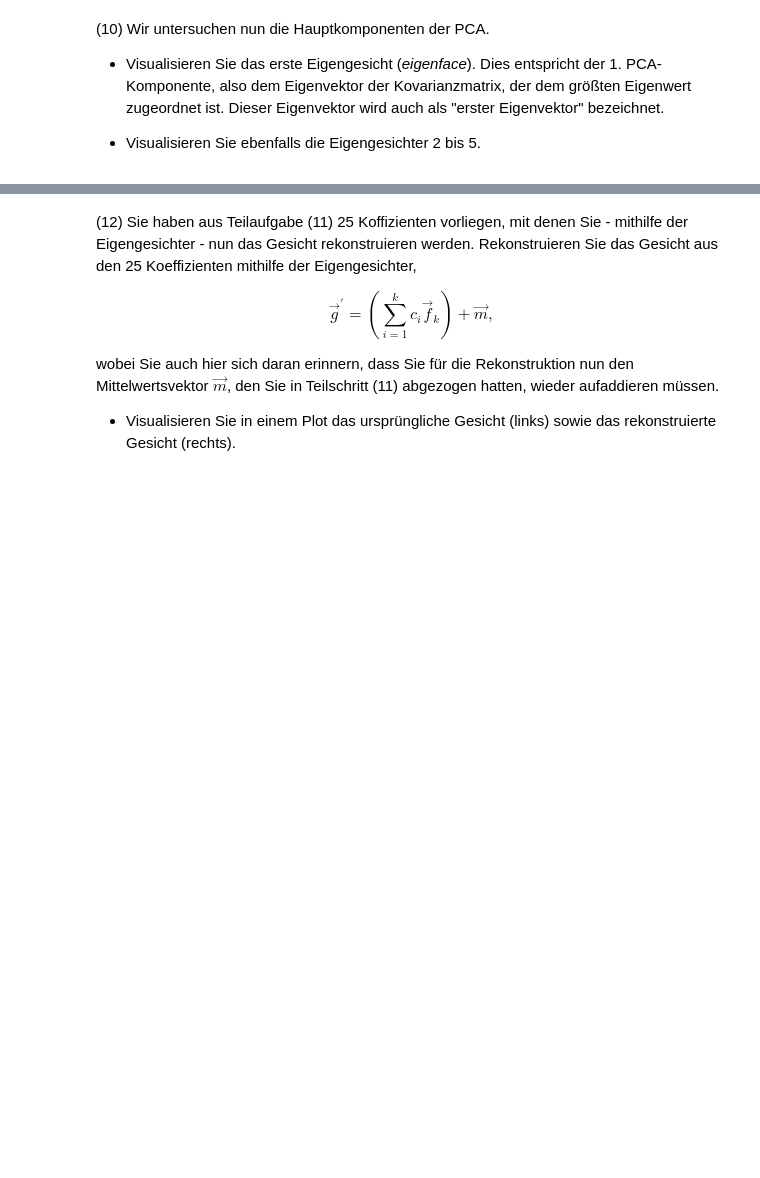
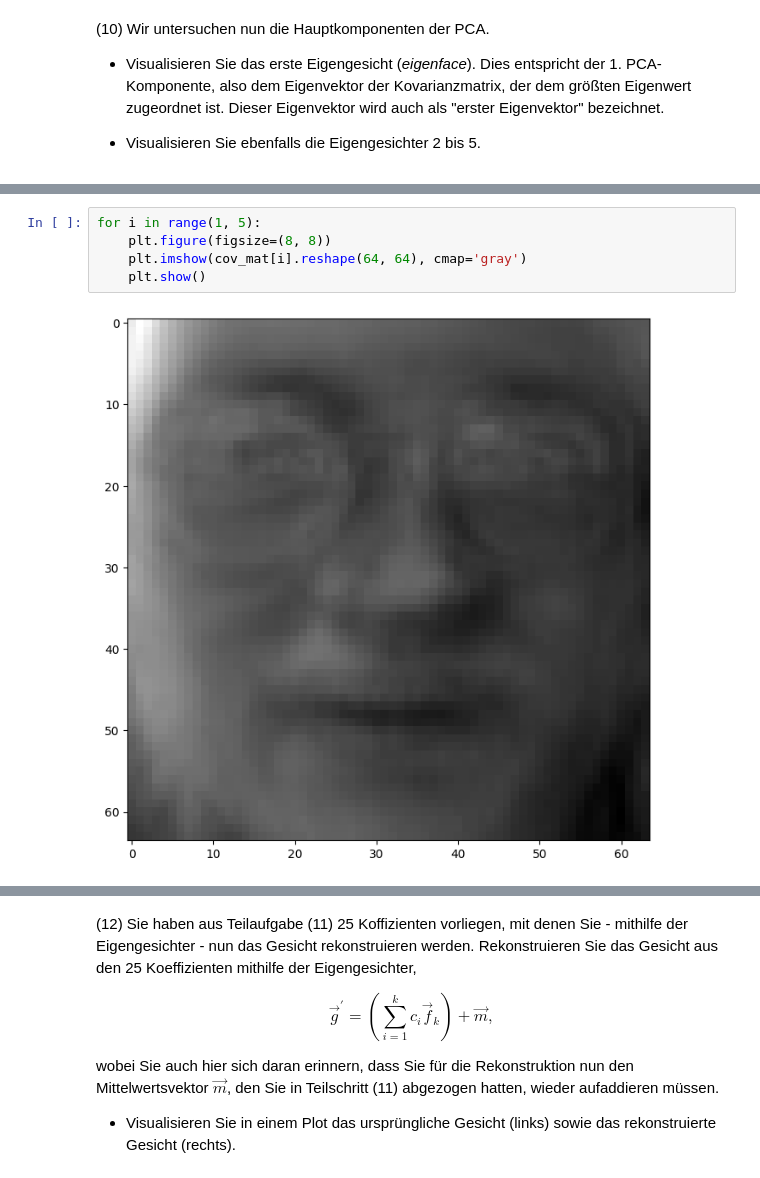
Before and after one commit to cortex359/ds.ss24, a Jupyter notebook: 06/TSRI-6.ipynb, the cells around one changed output, grey strips where cells are left out. Cells and saved outputs as stored; diff of their text form; blank space fills up the shorter version.

```diff
--- a/06/TSRI-6.ipynb
+++ b/06/TSRI-6.ipynb
@@ -157,0 +160,7 @@ plt.imshow(cov_mat[0].reshape(64, 64), cmap='gray')
+# %%
+for i in range(1, 5):
+    plt.figure(figsize=(8, 8))
+    plt.imshow(cov_mat[i].reshape(64, 64), cmap='gray')
+    plt.show()
+# %% [output]
+[figure, added]
```
Also changed, not shown: parts of 14 cells of this notebook.
